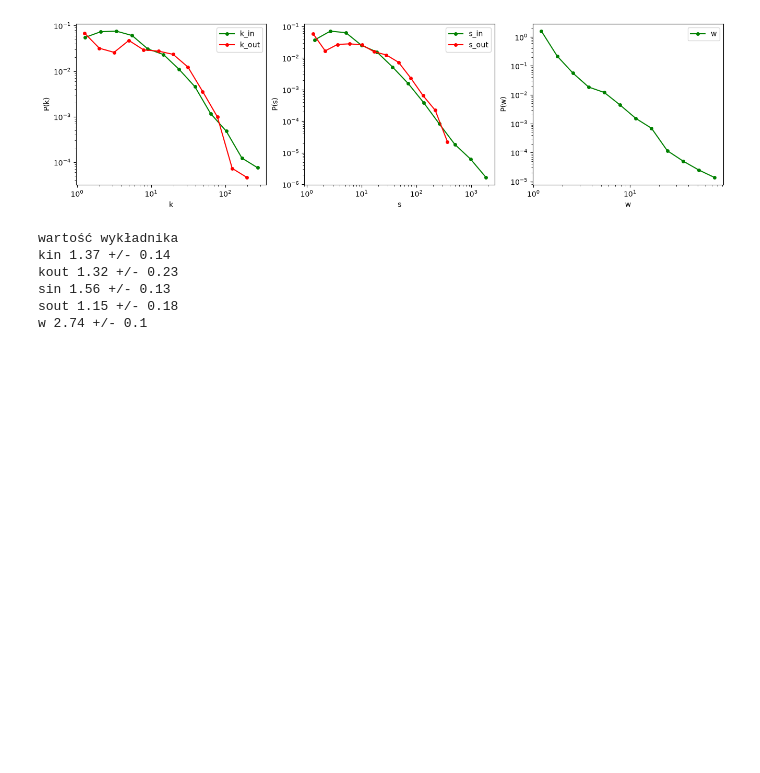
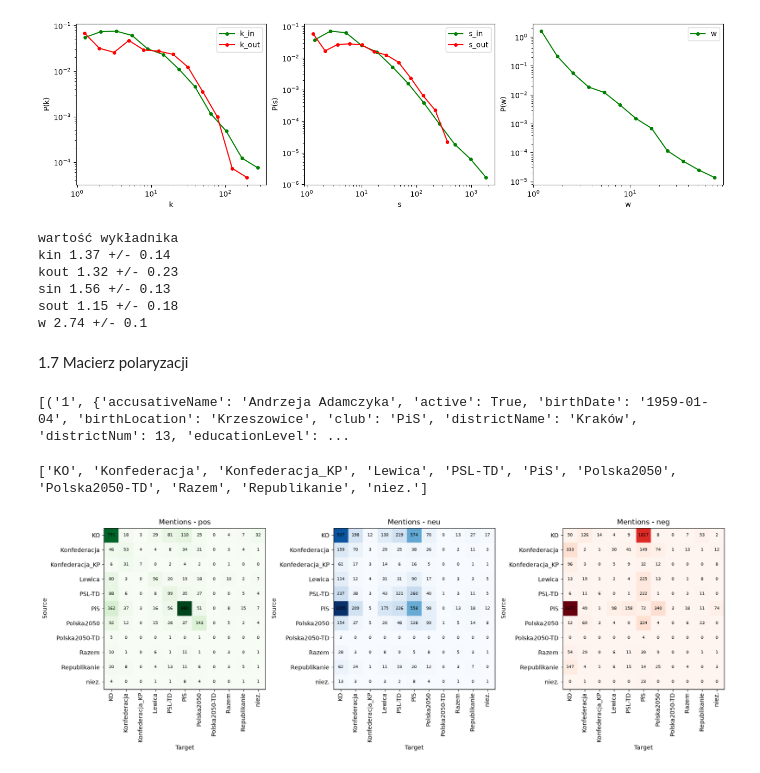
Before and after one commit to mlenart4/inzynierka, a Jupyter notebook: graph_metrics.ipynb, the cells around one changed output. Cells and saved outputs as stored; diff of their text form; code cells hidden in the pictures; blank space fills up the shorter version.

```diff
--- a/graph_metrics.ipynb
+++ b/graph_metrics.ipynb
@@ -308,3 +308,54 @@ kout 1.32 +/- 0.23
 sin 1.56 +/- 0.13
 sout 1.15 +/- 0.18
 w 2.74 +/- 0.1
+# %% [markdown]
+1.7 Macierz polaryzacji
+# %%
+print(list(G.nodes(data=True))[:3])
+# %% [output]
+[('1', {'accusativeName': 'Andrzeja Adamczyka', 'active': True, 'birthDate': '1959-01-04', 'birthLocation': 'Krzeszowice', 'club': 'PiS', 'districtName': 'Kraków', 'districtNum': 13, 'educationLevel': ...
+# %%
+clubs=[]
+for n, c in G.nodes(data = True):
+    if c["club"] not in clubs:
+        clubs.append(c["club"])
+
+clubs.sort()
+
+index = {}
+for i in range(len(clubs)):
+    index[clubs[i]] = i   # zmiana nazwy na cyferke
+
+print(clubs)
+# %% [output]
+['KO', 'Konfederacja', 'Konfederacja_KP', 'Lewica', 'PSL-TD', 'PiS', 'Polska2050', 'Polska2050-TD', 'Razem', 'Republikanie', 'niez.']
+# %%
+pos_m = np.zeros((len(clubs), len(clubs)), dtype=int)
+neu_m = np.zeros((len(clubs), len(clubs)), dtype=int)
+neg_m = np.zeros((len(clubs), len(clubs)), dtype=int)
+
+for u, v, d in G.edges(data=True):
+    i = index[G.nodes[u]["club"]]    # wiersz nadawca
+    j = index[G.nodes[v]["club"]]    # kolumna adresat
+    pos_m[i, j] += d["pos"]
+    neu_m[i, j] += d["neu"]
+    neg_m[i, j] += d["neg"]
+
+fig, axes = plt.subplots(1, 3, figsize=(20, 5))
+for ax, mat, cmap, title in [(axes[0], pos_m, "Greens", "Mentions - pos"),
+                             (axes[1], neu_m, "Blues",  "Mentions - neu"),
+                             (axes[2], neg_m, "Reds",   "Mentions - neg")]:
+    ax.imshow(mat, cmap=cmap)
+    ax.set_xticks(range(len(clubs)))
+    ax.set_xticklabels(clubs, rotation=90)
+    ax.set_yticks(range(len(clubs)))
+    ax.set_yticklabels(clubs)
+    ax.set_xlabel("Target")
+    ax.set_ylabel("Source")
+    ax.set_title(title)
+
+    for i in range(len(clubs)):
+        for j in range(len(clubs)):
+            ax.text(j, i, mat[i, j], ha="center", va="center", fontsize=7)
+# %% [output]
+[figure, added]
```
